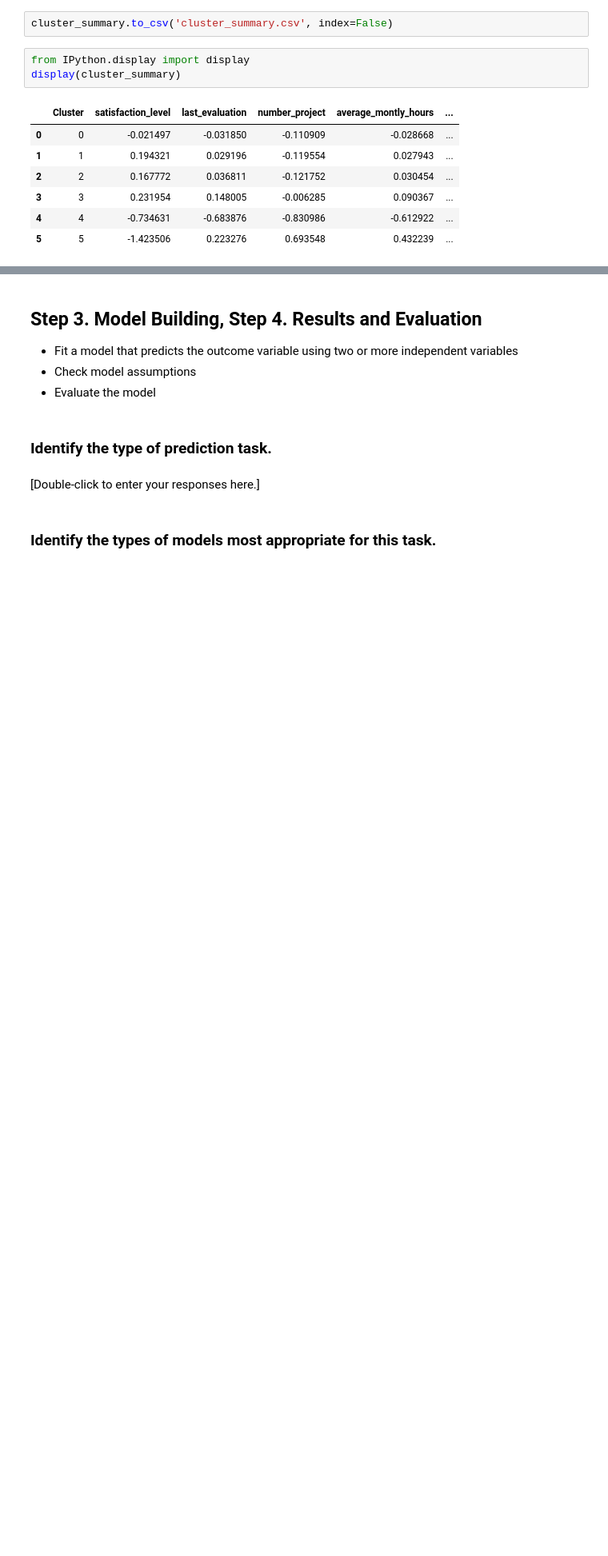
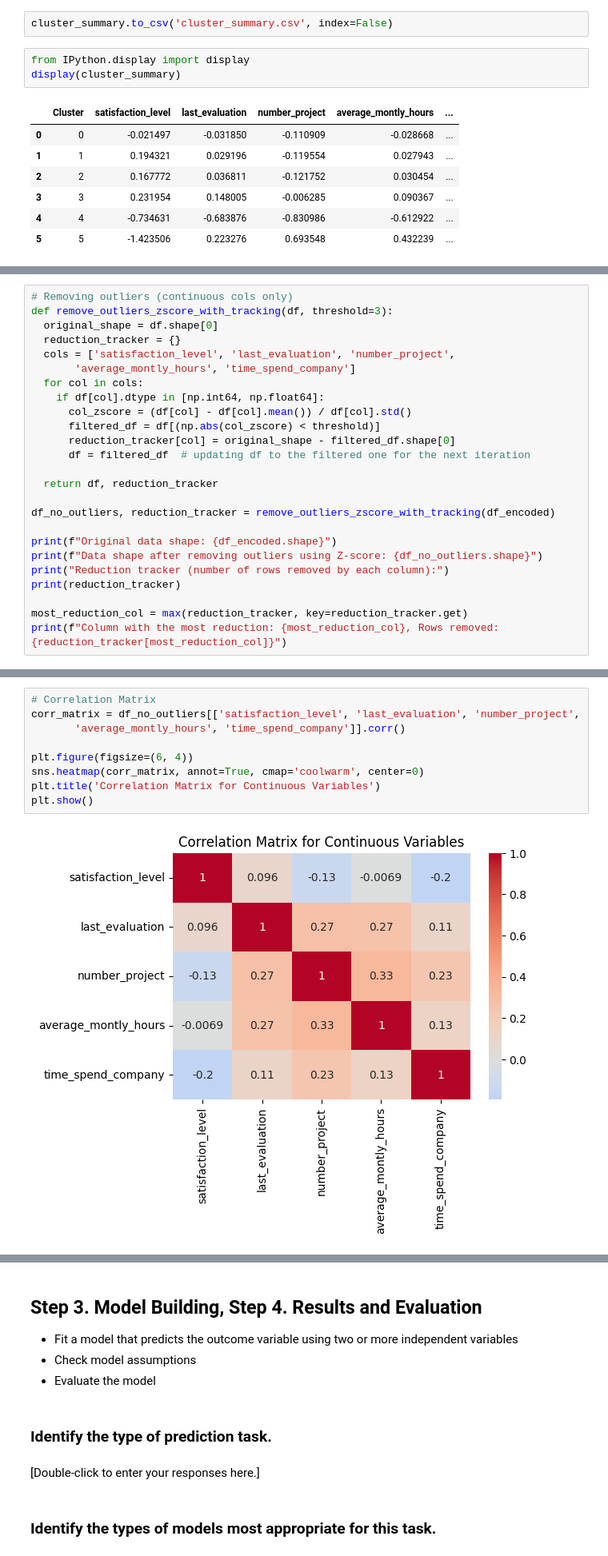
Before and after one commit to DoguKody/Predicting_Employee_Retention_Salifort_Motors, a Jupyter notebook: notebooks/Activity__Course_7_Salifort_Motors_project_lab.ipynb, the cells around one changed output, grey strips where cells are left out. Shown at 80% size. Cells and saved outputs as stored; diff of their text form; blank space fills up the shorter version.

```diff
--- a/notebooks/Activity__Course_7_Salifort_Motors_project_lab.ipynb
+++ b/notebooks/Activity__Course_7_Salifort_Motors_project_lab.ipynb
@@ -923,0 +908,25 @@ display(cluster_summary)
+# %%
+# Removing outliers (continuous cols only)
+def remove_outliers_zscore_with_tracking(df, threshold=3):
+  original_shape = df.shape[0]
+  reduction_tracker = {}
+  cols = ['satisfaction_level', 'last_evaluation', 'number_project',
+       'average_montly_hours', 'time_spend_company']
+  for col in cols:
+    if df[col].dtype in [np.int64, np.float64]:
+      col_zscore = (df[col] - df[col].mean()) / df[col].std()
+      filtered_df = df[(np.abs(col_zscore) < threshold)]
+      reduction_tracker[col] = original_shape - filtered_df.shape[0]
+      df = filtered_df  # updating df to the filtered one for the next iteration
+
+  return df, reduction_tracker
+
+df_no_outliers, reduction_tracker = remove_outliers_zscore_with_tracking(df_encoded)
+
+print(f"Original data shape: {df_encoded.shape}")
+print(f"Data shape after removing outliers using Z-score: {df_no_outliers.shape}")
+print("Reduction tracker (number of rows removed by each column):")
+print(reduction_tracker)
+
+most_reduction_col = max(reduction_tracker, key=reduction_tracker.get)
+print(f"Column with the most reduction: {most_reduction_col}, Rows removed: {reduction_tracker[most_reduction_col]}")
@@ -923,0 +941,11 @@ display(cluster_summary)
+# %%
+# Correlation Matrix
+corr_matrix = df_no_outliers[['satisfaction_level', 'last_evaluation', 'number_project',
+       'average_montly_hours', 'time_spend_company']].corr()
+
+plt.figure(figsize=(6, 4))
+sns.heatmap(corr_matrix, annot=True, cmap='coolwarm', center=0)
+plt.title('Correlation Matrix for Continuous Variables')
+plt.show()
+# %% [output]
+[figure, added]
```
Also changed, not shown: parts of 13 cells of this notebook, 1 other file.
